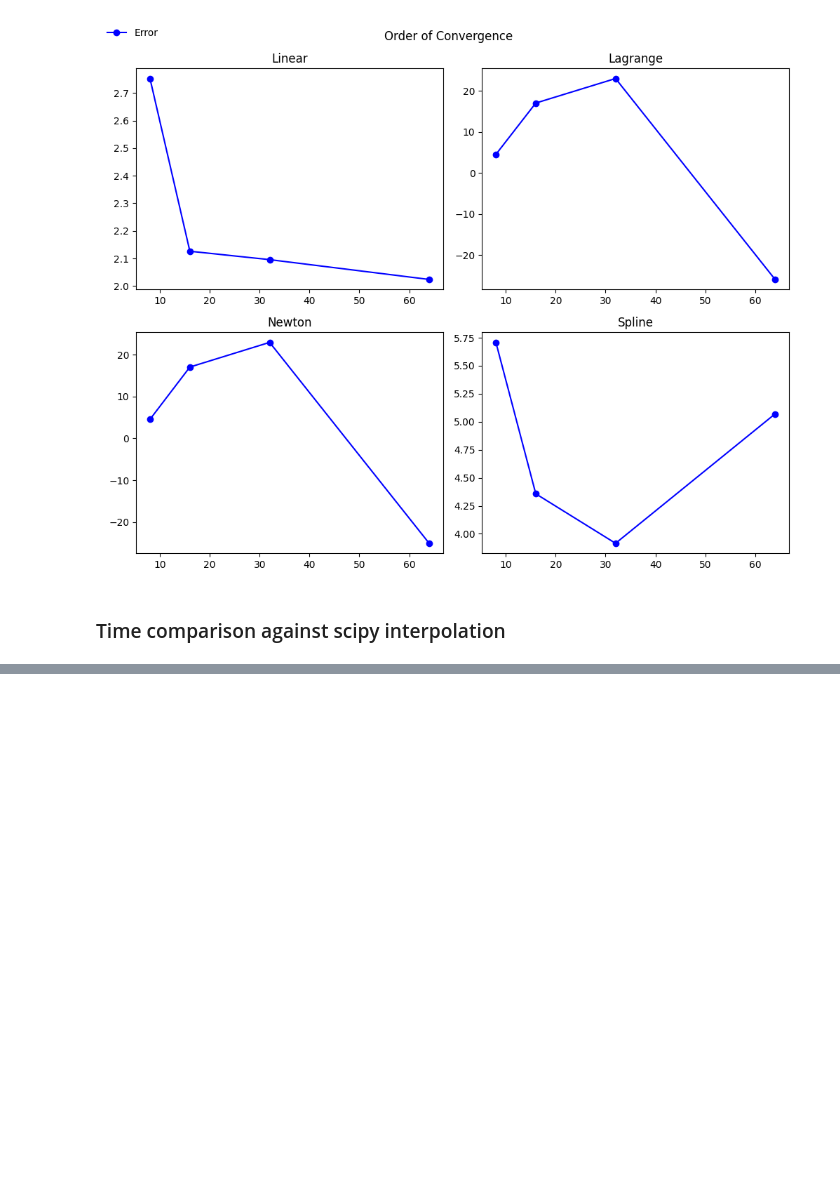
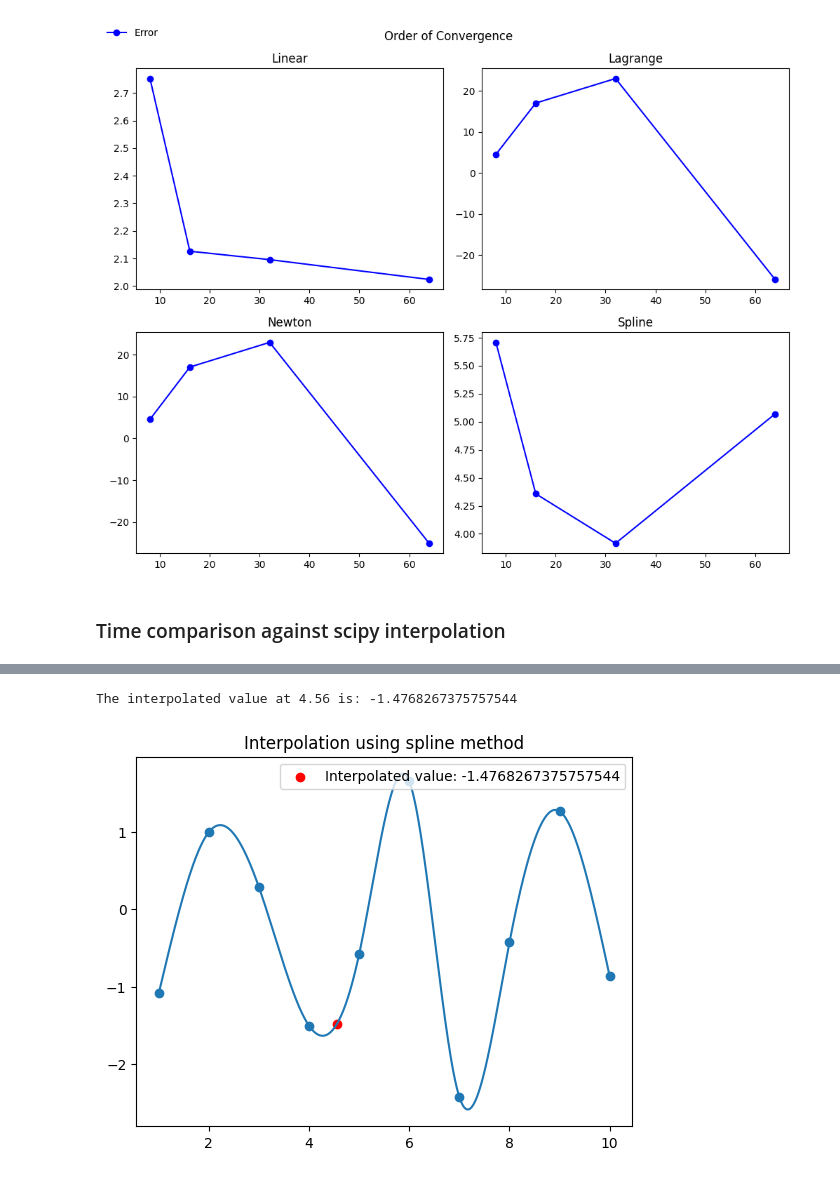
Before and after one commit to Spina02/Scientific-Computing-Toolbox, a Jupyter notebook: demos/notebooks/interpolation.ipynb, the cells around one changed output, grey strips where cells are left out. Saved outputs shown, nothing was run; the diff lists cells and outputs as text; code cells hidden in the pictures; blank space fills up the shorter version.

Commit message:
finished interp notebook

```diff
--- a/demos/notebooks/interpolation.ipynb
+++ b/demos/notebooks/interpolation.ipynb
@@ -96 +132,8 @@ Scipy Spline Interpolation Time: [0.0001990795135498047]seconds
 Spline Interpolation is faster than Scipy Spline Interpolation.
+# %%
+interpolator = Interpolator()
+# %%
+interpolator.run()
+# %% [output]
+The interpolated value at 4.56 is: -1.4768267375757544
+[figure, added]
```
Also changed, not shown: parts of 6 cells of this notebook, 1 other file.
